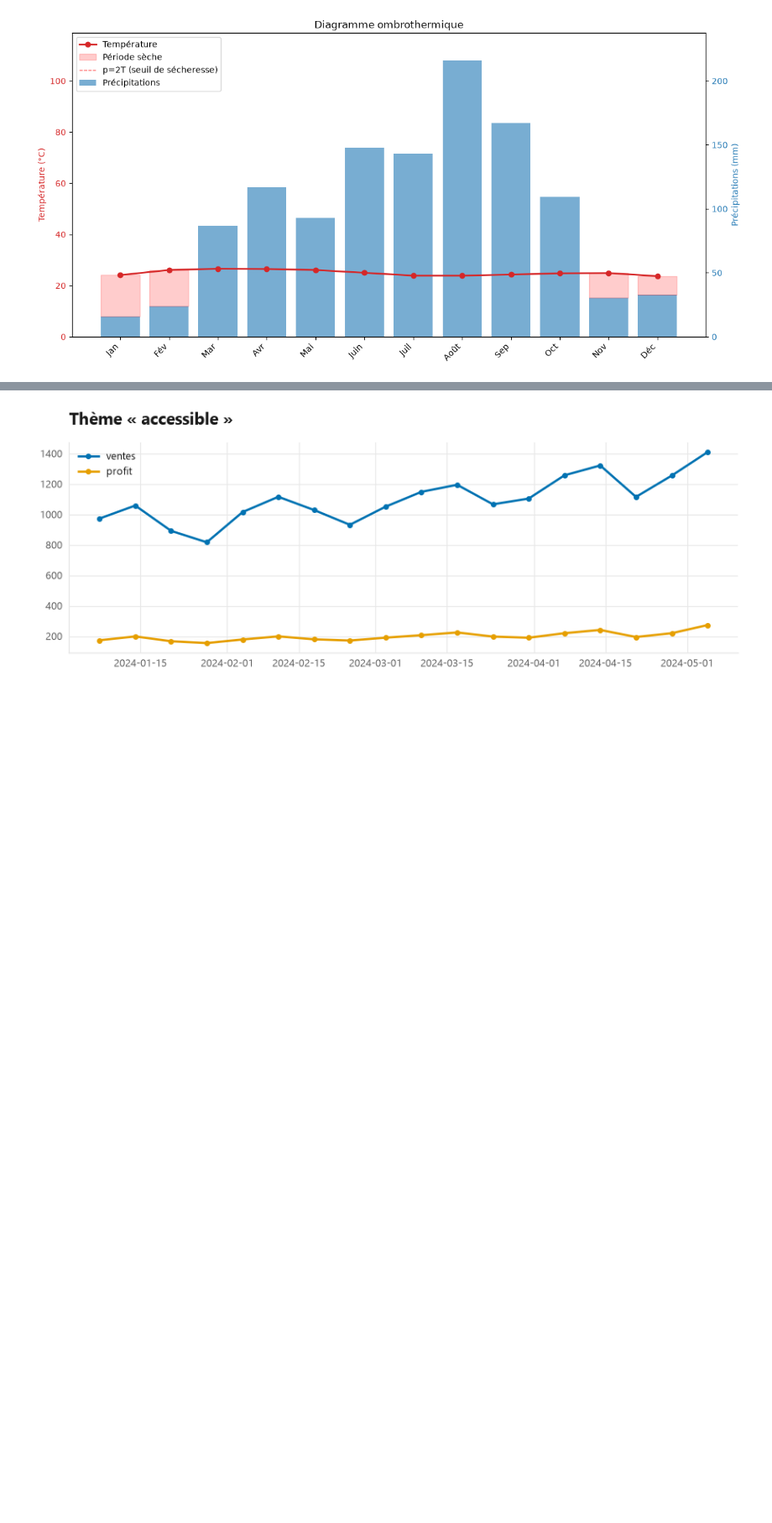
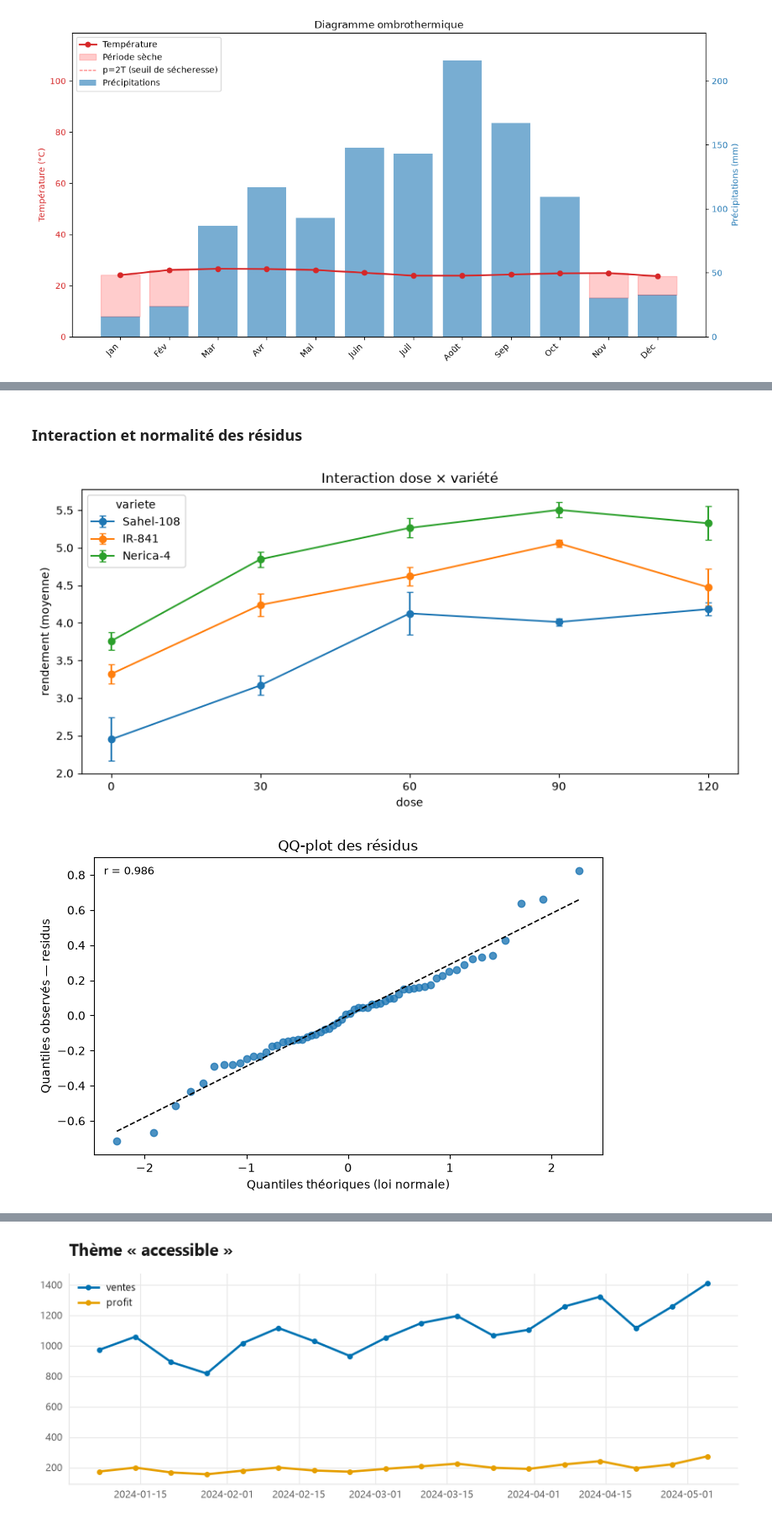
Before and after one commit to Mr-KAM/plutovizu, a Jupyter notebook: examples/demo.ipynb, the cells around one changed output, grey strips where cells are left out. Shown at 84% size. Saved outputs shown, nothing was run; the diff lists cells and outputs as text; code cells hidden in the pictures; blank space fills up the shorter version.

```diff
--- a/examples/demo.ipynb
+++ b/examples/demo.ipynb
@@ -139,0 +186,18 @@ list_themes()
+# %% [markdown]
+### Interaction et normalité des résidus
+# %%
+(Chart(essai, figsize=(9, 4.5))
+    .interaction('dose', 'variete', 'rendement')
+    .title('Interaction dose × variété')
+    .tight_layout()
+    .show())
+
+essai['residus'] = essai['rendement'] - essai.groupby(['variete', 'dose'])['rendement'].transform('mean')
+(Chart(essai, figsize=(7, 4.5))
+    .qqplot('residus')
+    .title('QQ-plot des résidus')
+    .tight_layout()
+    .show())
+# %% [output]
+[figure, added]
+[figure, added]
```
Also changed, not shown: parts of 30 cells of this notebook, 13 other files.
